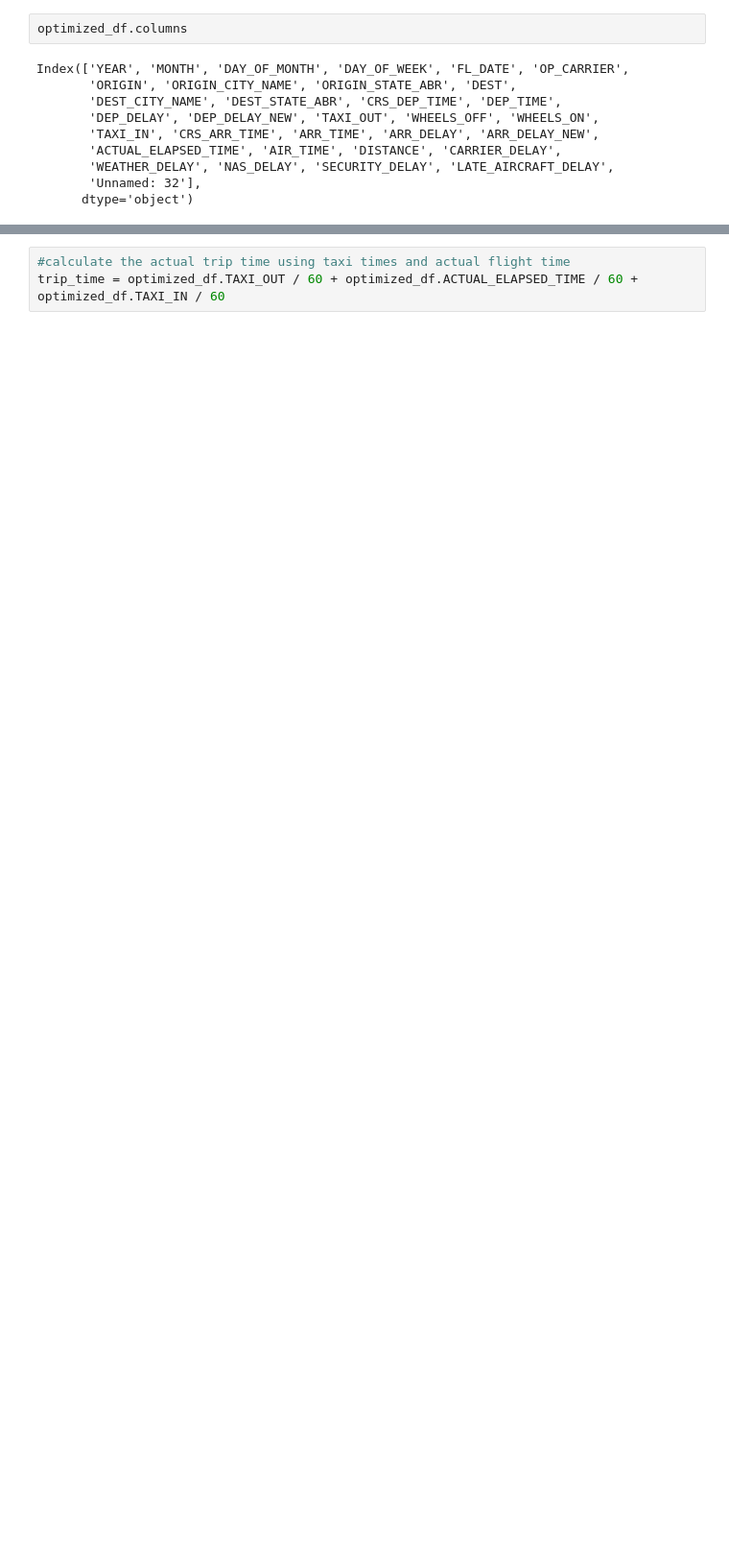
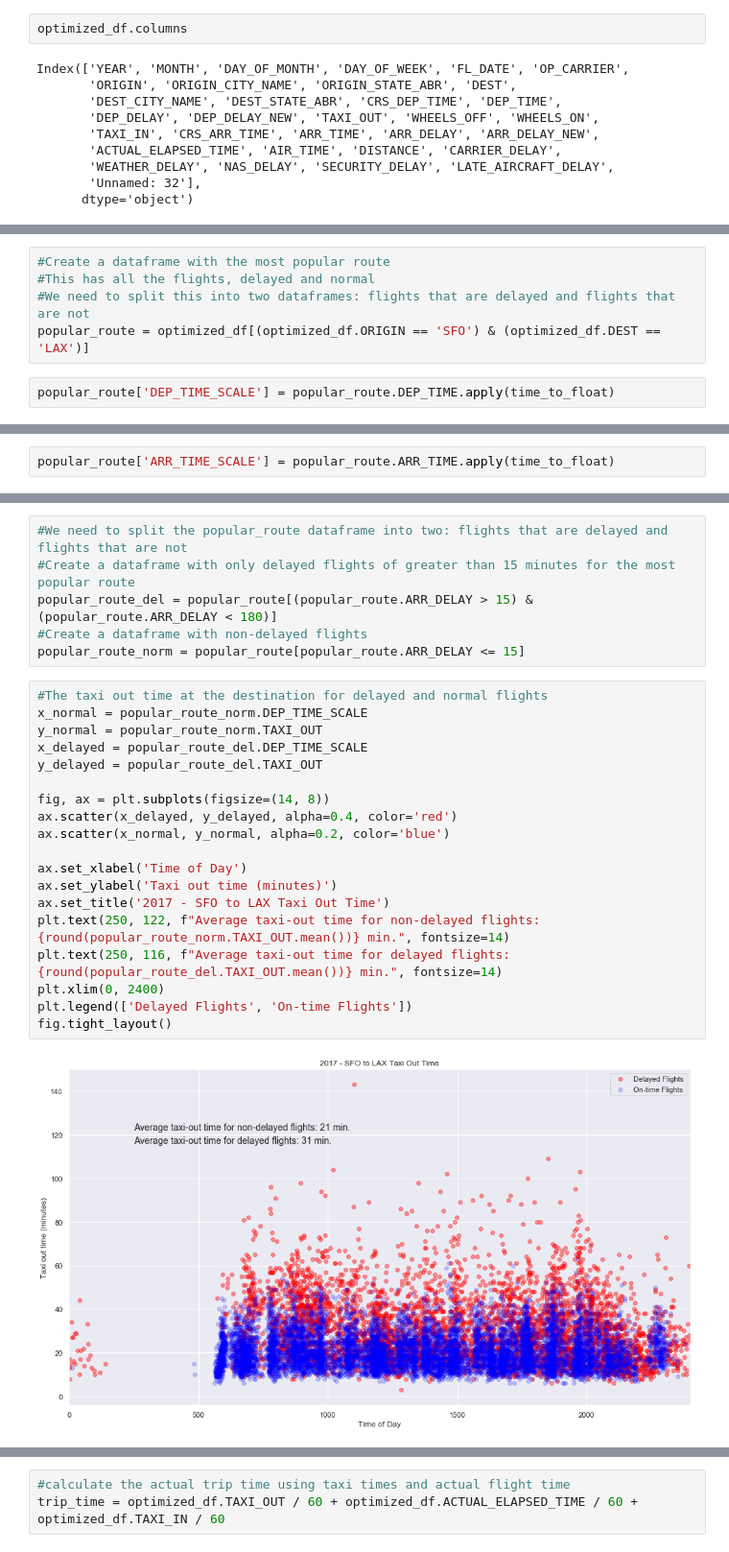
Before and after one commit to dmitriykats1/Springboard, a Jupyter notebook: Capstone1/import_data.ipynb, the cells around one changed output, grey strips where cells are left out. Shown at 96% size. Saved outputs shown, nothing was run; the diff lists cells and outputs as text; blank space fills up the shorter version.

```diff
--- a/Capstone1/import_data.ipynb
+++ b/Capstone1/import_data.ipynb
@@ -175,0 +320,7 @@ plt.show()
+# %%
+#Create a dataframe with the most popular route
+#This has all the flights, delayed and normal
+#We need to split this into two dataframes: flights that are delayed and flights that are not
+popular_route = optimized_df[(optimized_df.ORIGIN == 'SFO') & (optimized_df.DEST == 'LAX')]
+# %%
+popular_route['DEP_TIME_SCALE'] = popular_route.DEP_TIME.apply(time_to_float)
@@ -175,0 +333,2 @@ plt.show()
+# %%
+popular_route['ARR_TIME_SCALE'] = popular_route.ARR_TIME.apply(time_to_float)
@@ -175,0 +361,27 @@ plt.show()
+# %%
+#We need to split the popular_route dataframe into two: flights that are delayed and flights that are not
+#Create a dataframe with only delayed flights of greater than 15 minutes for the most popular route
+popular_route_del = popular_route[(popular_route.ARR_DELAY > 15) & (popular_route.ARR_DELAY < 180)]
+#Create a dataframe with non-delayed flights
+popular_route_norm = popular_route[popular_route.ARR_DELAY <= 15]
+# %%
+#The taxi out time at the destination for delayed and normal flights
+x_normal = popular_route_norm.DEP_TIME_SCALE
+y_normal = popular_route_norm.TAXI_OUT
+x_delayed = popular_route_del.DEP_TIME_SCALE
+y_delayed = popular_route_del.TAXI_OUT
+
+fig, ax = plt.subplots(figsize=(14, 8))
+ax.scatter(x_delayed, y_delayed, alpha=0.4, color='red')
+ax.scatter(x_normal, y_normal, alpha=0.2, color='blue')
+
+ax.set_xlabel('Time of Day')
+ax.set_ylabel('Taxi out time (minutes)')
+ax.set_title('2017 - SFO to LAX Taxi Out Time')
+plt.text(250, 122, f"Average taxi-out time for non-delayed flights: {round(popular_route_norm.TAXI_OUT.mean())} min.", fontsize=14)
+plt.text(250, 116, f"Average taxi-out time for delayed flights: {round(popular_route_del.TAXI_OUT.mean())} min.", fontsize=14)
+plt.xlim(0, 2400)
+plt.legend(['Delayed Flights', 'On-time Flights'])
+fig.tight_layout()
+# %% [output]
+[figure, added]
```
Also changed, not shown: parts of 81 cells of this notebook, 6 other files.
